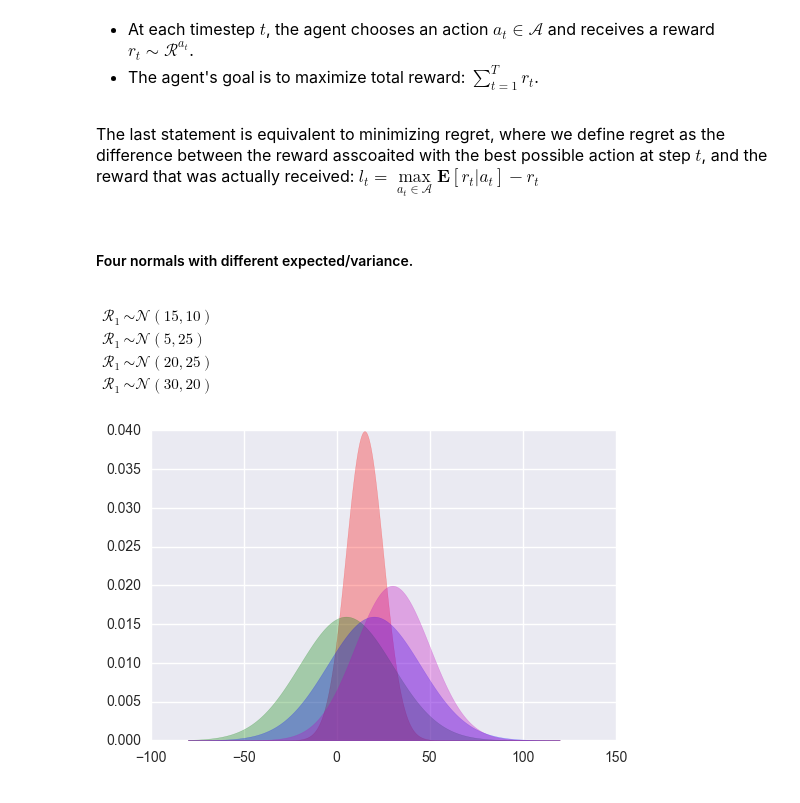
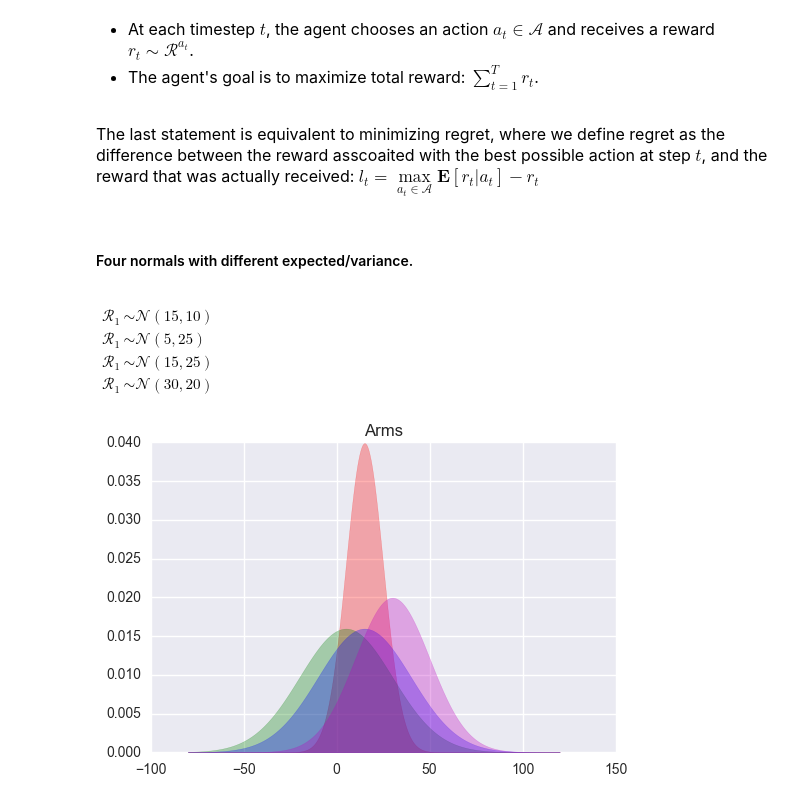
Before and after one commit to 0xend/bandits, a Jupyter notebook: Multi-armed Bandit .ipynb, the cells around one changed output. Drawn from its saved outputs; the diff is of its cells as text; code cells hidden in the pictures.

```diff
--- a/Multi-armed Bandit .ipynb
+++ b/Multi-armed Bandit .ipynb
@@ -28,18 +27,19 @@ $
 \begin{align}
 \mathcal{R_1} &\sim \mathcal{N}(15, 10)\\
 \mathcal{R_1} &\sim \mathcal{N}(5, 25)\\
-\mathcal{R_1} &\sim \mathcal{N}(20, 25)\\
+\mathcal{R_1} &\sim \mathcal{N}(15, 25)\\
 \mathcal{R_1} &\sim \mathcal{N}(30, 20)
 \end{align}
 $
 # %%
-params = [(15, 10), (5, 25), (20, 25), (30, 20)]
+params = [(15, 10), (5, 25), (15, 25), (30, 20)]
 arms = [BaseArm(norm(u, s)) for u, s in params]
 env = Environment(arms)
 
 x = np.linspace(-80, 120, 1000)
 for (mu, s), c in zip(params, ['r', 'g', 'b', 'm']):
     plt.fill_between(x, norm.pdf(x, mu, s), alpha=0.3, color=c)
+plt.title("Arms")
 plt.show()
 # %% [output]
-[figure, old version]
+[figure, new version]
```
Also changed, not shown: parts of 6 cells of this notebook, 9 other files.
